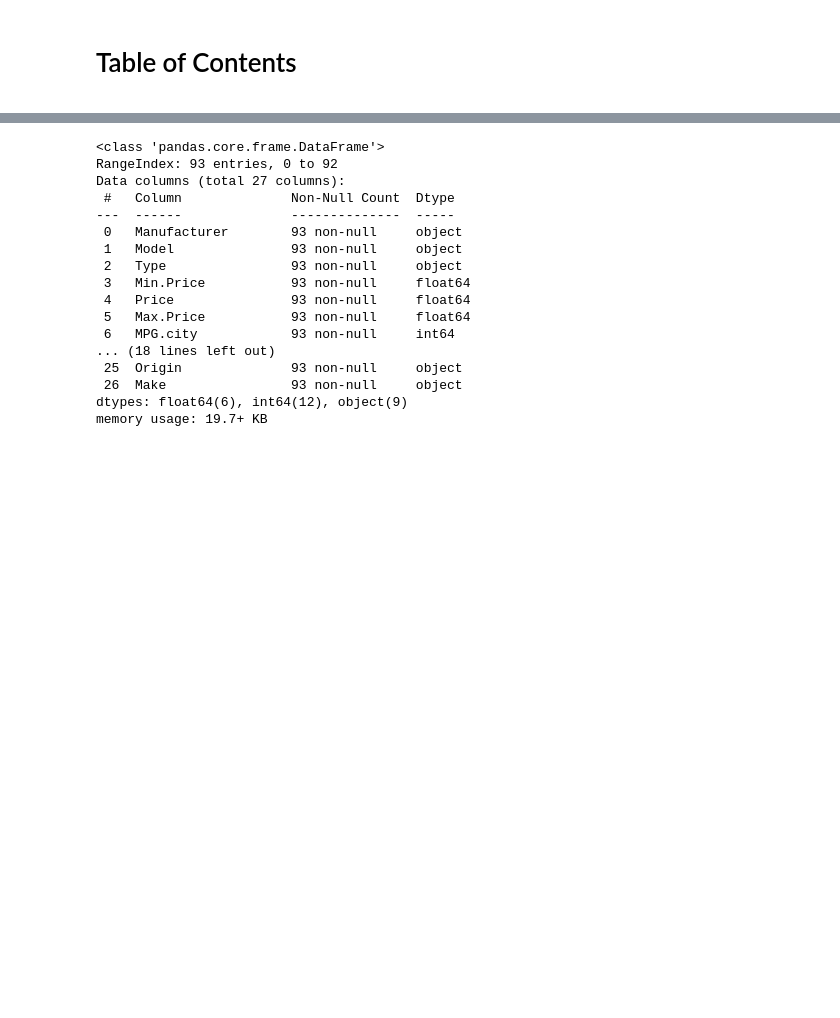
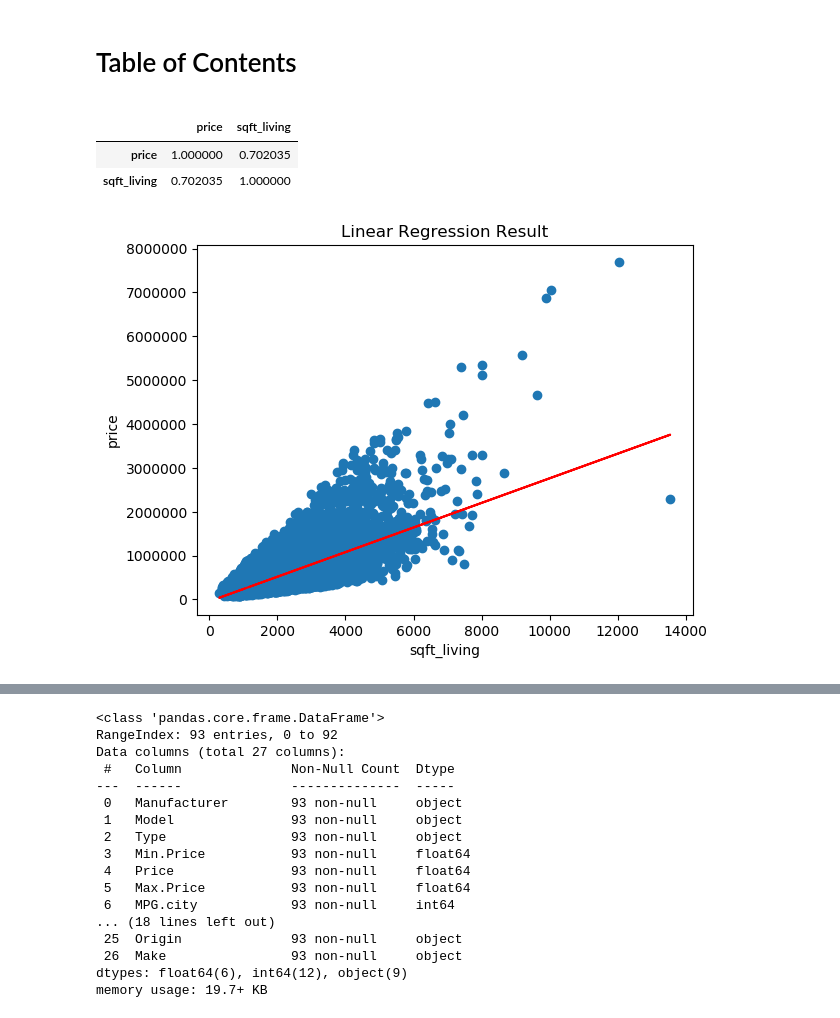
Before and after one commit to ADPclass/ADP_Python_upgrade, a Jupyter notebook: ch4-7 연속형 변수 간의 관계 분석 (상관 & 회귀분석).ipynb, the cells around one changed output, grey strips where cells are left out. Cells and saved outputs as stored; diff of their text form; code cells hidden in the pictures; blank space fills up the shorter version.

```diff
--- a/ch4-7 연속형 변수 간의 관계 분석 (상관 & 회귀분석).ipynb
+++ b/ch4-7 연속형 변수 간의 관계 분석 (상관 & 회귀분석).ipynb
@@ -1,3 +1,35 @@
 # %% [markdown]
 <h1>Table of Contents<span class="tocSkip"></span></h1>
 <div class="toc"><ul class="toc-item"></ul></div>
+# %%
+import pandas as pd
+import numpy as np
+import warnings
+warnings.filterwarnings('ignore') # 모든 경고를 무시합니다.
+
+house = pd.read_csv("https://raw.githubusercontent.com/ADPclass/ADP_book_ver01/main/data/kc_house_data.csv")
+house = house[["price","sqft_living"]]
+## 독립변수와 종속변수의 선형 가정
+house.corr()
+# %% [output]
+|  | price | sqft_living |
+| price | 1.000000 | 0.702035 |
+| sqft_living | 0.702035 | 1.000000 |
+# %%
+from statsmodels.formula.api import ols
+import matplotlib.pyplot as plt
+# 변수 할당
+y = house['price']
+X = house[['sqft_living']]
+# 단순 선형 회귀 모형 적합
+lr = ols('price ~ sqft_living', data=house).fit()
+y_pred = lr.predict(X)
+# 시각화
+plt.scatter(X, y) ## 원 데이터 산포도
+plt.plot(X, y_pred, color='red') ## 회귀직선 추가
+plt.xlabel('sqft_living', fontsize=10)
+plt.ylabel('price', fontsize=10)
+plt.title('Linear Regression Result')
+plt.show()
+# %% [output]
+[figure, added]
```
Also changed, not shown: parts of 6 cells of this notebook.
